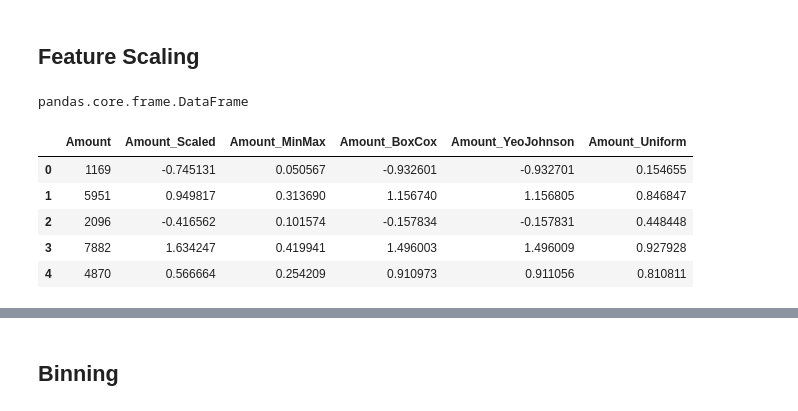
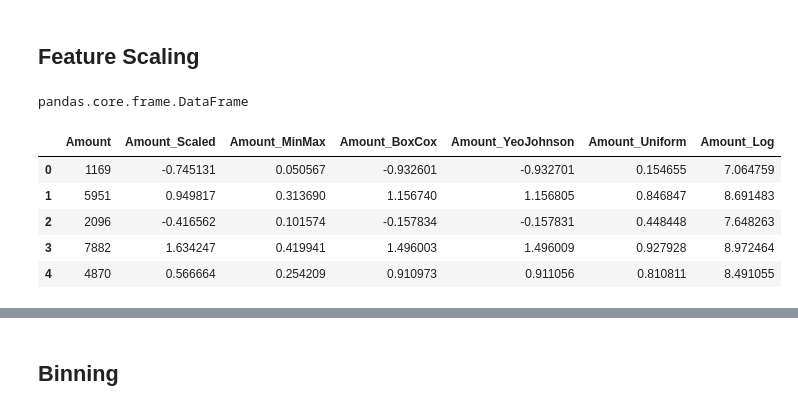
Before and after one commit to stepthom/sandbox, a Jupyter notebook: slides_advanced.ipynb, the cells around one changed output, grey strips where cells are left out. Drawn from its saved outputs; the diff is of its cells as text; code cells hidden in the pictures.

```diff
--- a/slides_advanced.ipynb
+++ b/slides_advanced.ipynb
@@ -139,5 +125,5 @@ array([0, 0, 0, 0, 0, 0, 1, 0, 0])
 | 13 | 0.955808 | 0.585645 | 0 |
 | 14 | 1.567825 | 0.876146 | 0 |
 # %%
-dfg = pd.read_csv('data/GermanCredit.csv')
+df = pd.read_csv('data/GermanCredit.csv')
 # %%
@@ -177,33 +163,36 @@ dfg.head()
 # %%
 from sklearn import preprocessing
 
 X = df[['Amount']].copy()
 
 scaler = preprocessing.StandardScaler().fit(X[['Amount']])
 X['Amount_Scaled'] = scaler.transform(X[['Amount']])
 
 scaler = preprocessing.MinMaxScaler().fit(X[['Amount']])
 X['Amount_MinMax'] = scaler.transform(X[['Amount']])
 
 scaler = preprocessing.PowerTransformer(method='box-cox').fit(X[['Amount']])
 X['Amount_BoxCox'] = scaler.transform(X[['Amount']])
 
 scaler = preprocessing.PowerTransformer(method='yeo-johnson').fit(X[['Amount']])
 X['Amount_YeoJohnson'] = scaler.transform(X[['Amount']])
 
 scaler = preprocessing.QuantileTransformer(random_state=0).fit(X[['Amount']])
 X['Amount_Uniform'] = scaler.transform(X[['Amount']])
 
+scaler = preprocessing.FunctionTransformer(np.log1p, validate=True).fit(X[['Amount']])
+X['Amount_Log'] = scaler.transform(X[['Amount']])
+
 type(X)
 X.head()
 # %% [output]
 pandas.core.frame.DataFrame
-|  | Amount | Amount_Scaled | Amount_MinMax | Amount_BoxCox | Amount_YeoJohnson | Amount_Uniform |
-| 0 | 1169 | -0.745131 | 0.050567 | -0.932601 | -0.932701 | 0.154655 |
-| 1 | 5951 | 0.949817 | 0.313690 | 1.156740 | 1.156805 | 0.846847 |
-| 2 | 2096 | -0.416562 | 0.101574 | -0.157834 | -0.157831 | 0.448448 |
-| 3 | 7882 | 1.634247 | 0.419941 | 1.496003 | 1.496009 | 0.927928 |
-| 4 | 4870 | 0.566664 | 0.254209 | 0.910973 | 0.911056 | 0.810811 |
+|  | Amount | Amount_Scaled | Amount_MinMax | Amount_BoxCox | Amount_YeoJohnson | Amount_Uniform | Amount_Log |
+| 0 | 1169 | -0.745131 | 0.050567 | -0.932601 | -0.932701 | 0.154655 | 7.064759 |
+| 1 | 5951 | 0.949817 | 0.313690 | 1.156740 | 1.156805 | 0.846847 | 8.691483 |
+| 2 | 2096 | -0.416562 | 0.101574 | -0.157834 | -0.157831 | 0.448448 | 7.648263 |
+| 3 | 7882 | 1.634247 | 0.419941 | 1.496003 | 1.496009 | 0.927928 | 8.972464 |
+| 4 | 4870 | 0.566664 | 0.254209 | 0.910973 | 0.911056 | 0.810811 | 8.491055 |
 # %%
 def plot_hist(ax, feature, title):
     ax.hist(feature, bins=20, edgecolor='black', linewidth=1.2);
```
Also changed, not shown: parts of 28 cells of this notebook, 3 other files.
